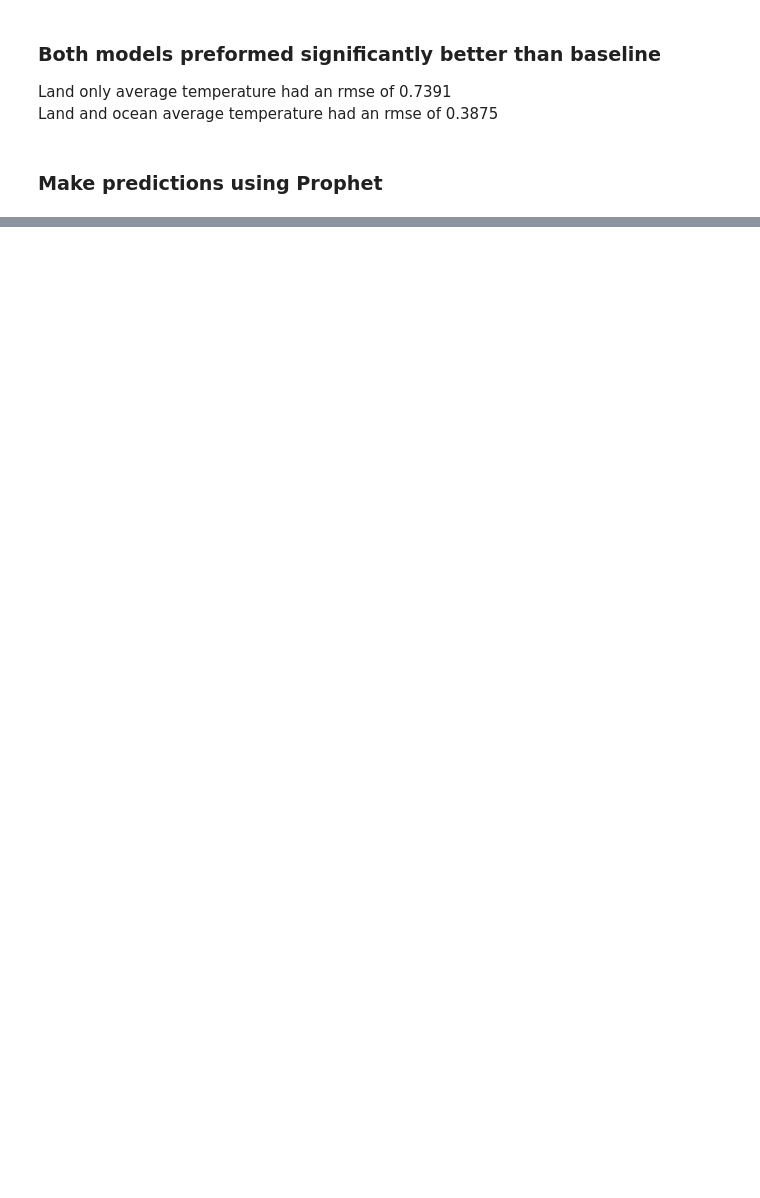
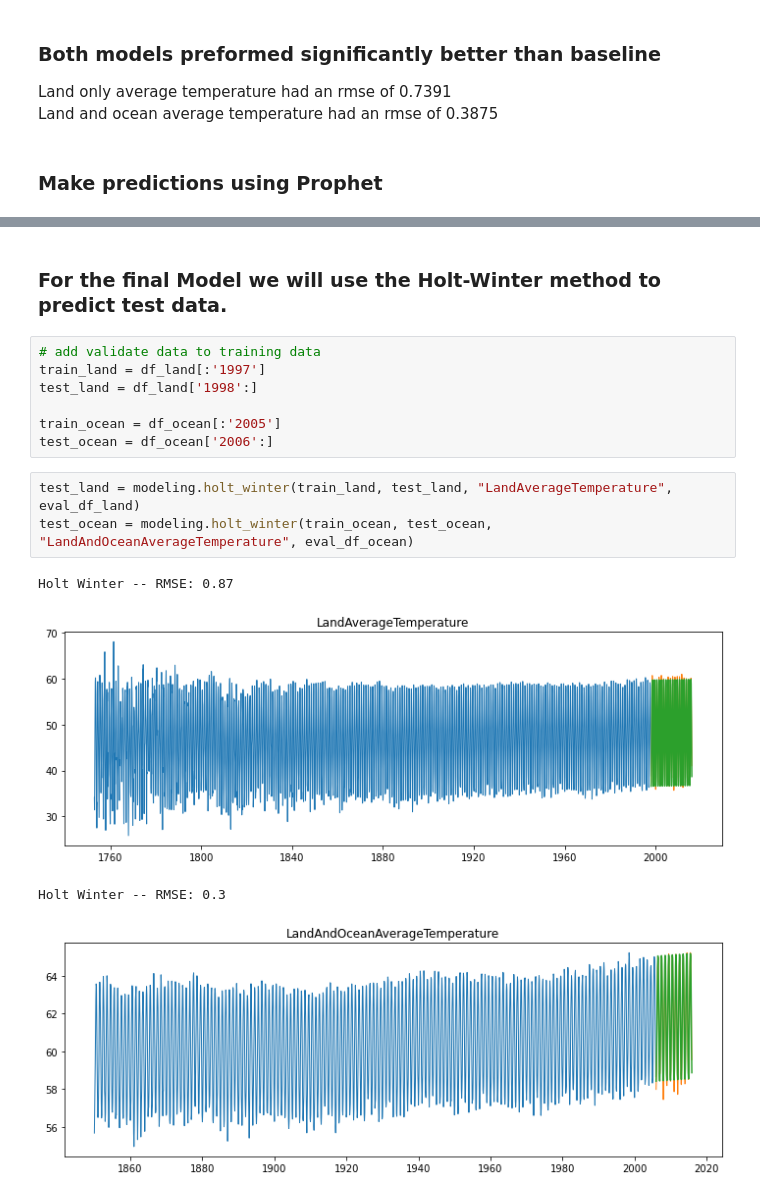
Before and after one commit to Johndsalas/earths_temperature_time_series, a Jupyter notebook: main_notebook.ipynb, the cells around one changed output, grey strips where cells are left out. Drawn from its saved outputs; the diff is of its cells as text; blank space fills up the shorter version.

```diff
--- a/main_notebook.ipynb
+++ b/main_notebook.ipynb
@@ -343,0 +326,17 @@ train_land.rename({"dt":"ds","LandAverageTemperature":"y"})
+# %% [markdown]
+### For the final Model we will use the Holt-Winter method to predict test data.
+# %%
+# add validate data to training data
+train_land = df_land[:'1997']
+test_land = df_land['1998':]
+
+train_ocean = df_ocean[:'2005']
+test_ocean = df_ocean['2006':]
+# %%
+test_land = modeling.holt_winter(train_land, test_land, "LandAverageTemperature", eval_df_land)
+test_ocean = modeling.holt_winter(train_ocean, test_ocean, "LandAndOceanAverageTemperature", eval_df_ocean)
+# %% [output]
+Holt Winter -- RMSE: 0.87
+[figure, added]
+Holt Winter -- RMSE: 0.3
+[figure, added]
```
Also changed, not shown: parts of 19 cells of this notebook, 1 other file.
